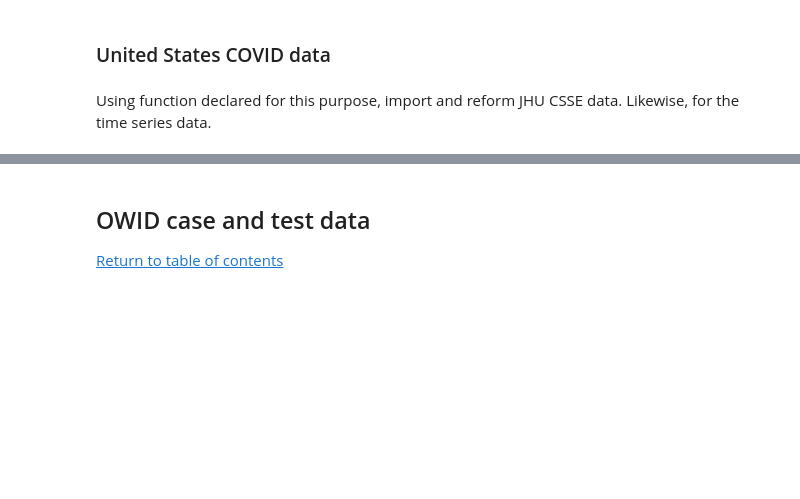
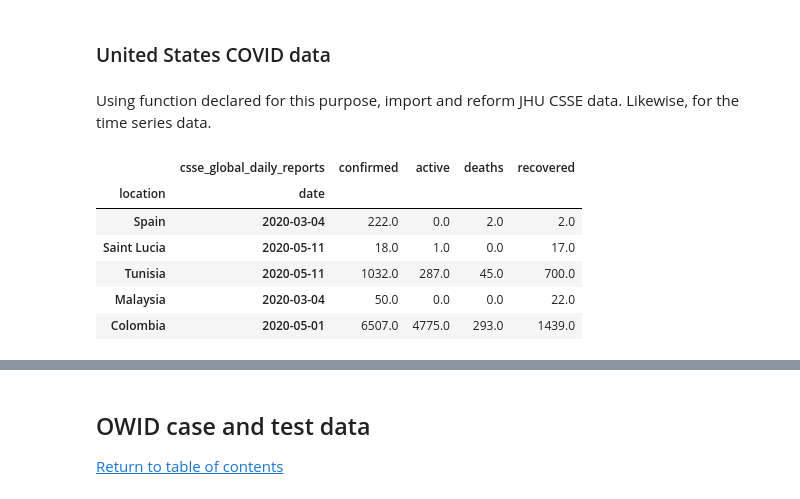
Before and after one commit to mgudorf/datsci, a Jupyter notebook: capstone2/COVID data cleaning.ipynb, the cells around one changed output, grey strips where cells are left out. Saved outputs shown, nothing was run; the diff lists cells and outputs as text; code cells hidden in the pictures; blank space fills up the shorter version.

```diff
--- a/capstone2/COVID data cleaning.ipynb
+++ b/capstone2/COVID data cleaning.ipynb
@@ -372,6 +357,16 @@ Using function declared for this purpose, import and reform JHU CSSE data. Likew
 the time series data.
 # %%
 csse_global_daily_reports_df = csse_daily_reports_reformat().loc[:, ['confirmed','active','deaths','recovered']]
+# %%
+csse_global_daily_reports_df.sample(5)
+# %% [output]
+|  | csse_global_daily_reports | confirmed | active | deaths | recovered |
+| location | date |  |  |  |  |
+| Spain | 2020-03-04 | 222.0 | 0.0 | 2.0 | 2.0 |
+| Saint Lucia | 2020-05-11 | 18.0 | 1.0 | 0.0 | 17.0 |
+| Tunisia | 2020-05-11 | 1032.0 | 287.0 | 45.0 | 700.0 |
+| Malaysia | 2020-03-04 | 50.0 | 0.0 | 0.0 | 22.0 |
+| Colombia | 2020-05-01 | 6507.0 | 4775.0 | 293.0 | 1439.0 |
 # %%
 csse_global_timeseries_df, csse_us_timeseries_df = csse_timeseries_reformat()
 # %%
```
Also changed, not shown: parts of 44 cells of this notebook, 32 other files.
